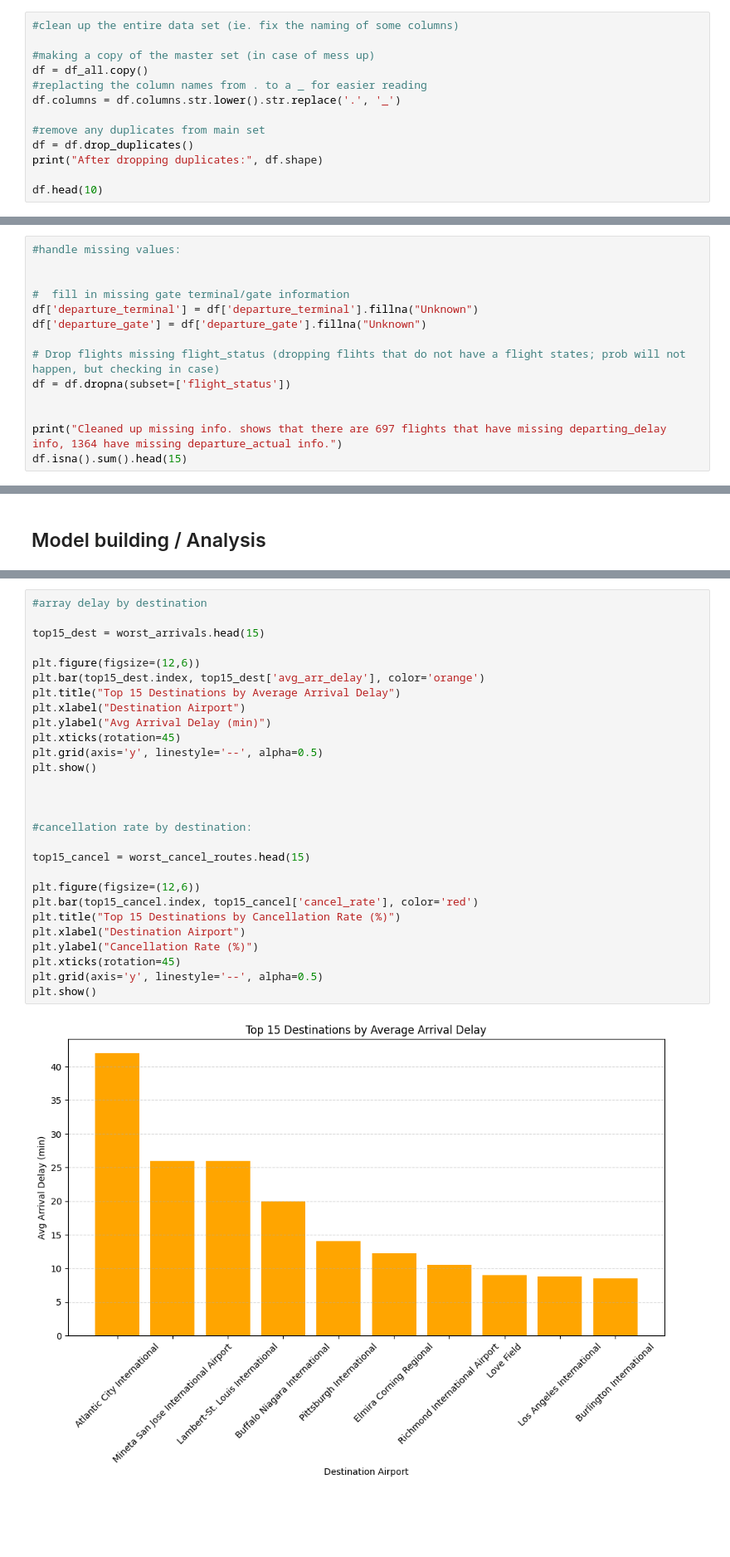
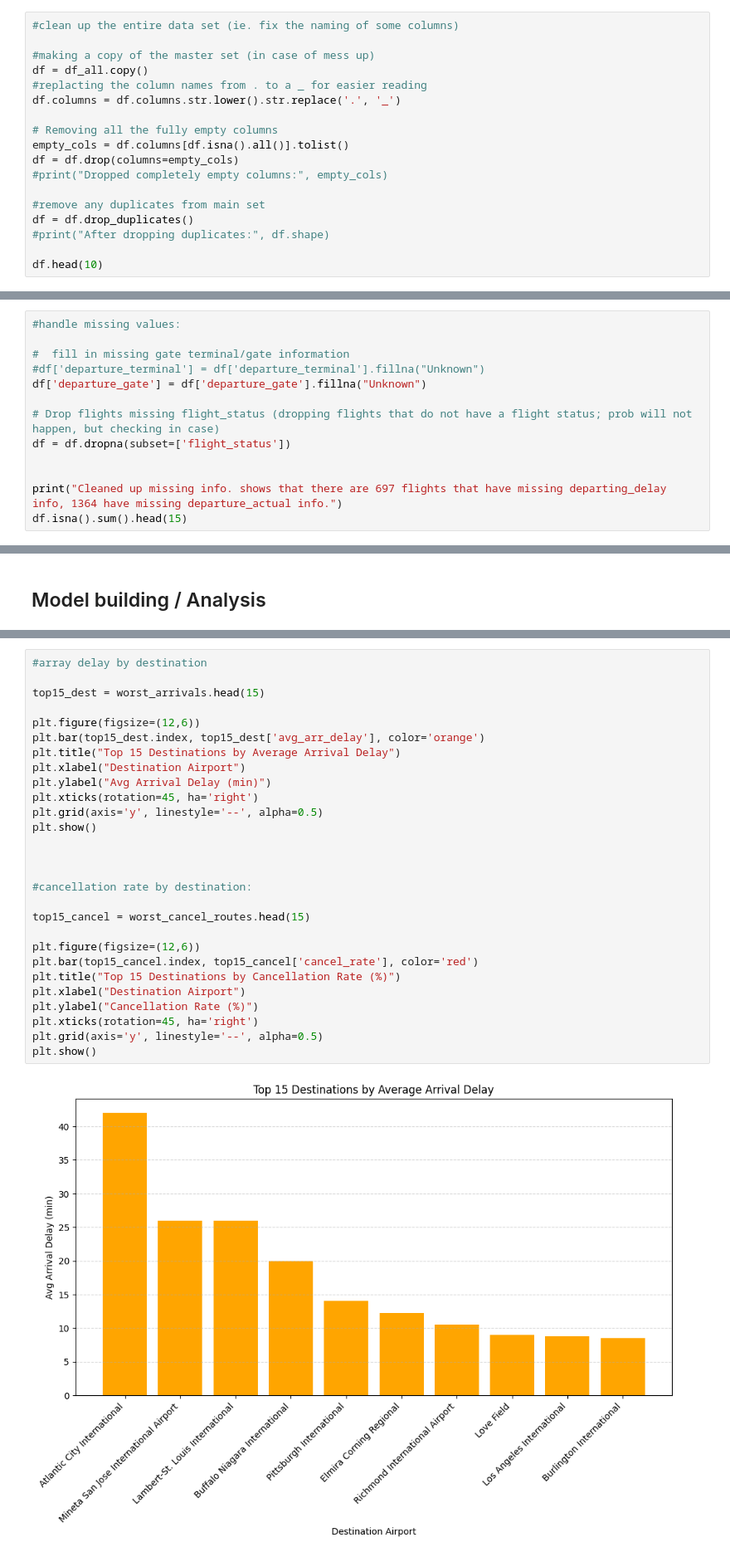
Before and after one commit to christinapratas-ctrl/Stock-Market-Analysis, a Jupyter notebook: fligh_data.ipynb, the cells around one changed output, grey strips where cells are left out. Shown at 83% size. Cells and saved outputs as stored; diff of their text form; blank space fills up the shorter version.

```diff
--- a/fligh_data.ipynb
+++ b/fligh_data.ipynb
@@ -229,9 +165,14 @@ df = df_all.copy()
 #replacting the column names from . to a _ for easier reading
 df.columns = df.columns.str.lower().str.replace('.', '_')
 
+# Removing all the fully empty columns
+empty_cols = df.columns[df.isna().all()].tolist()
+df = df.drop(columns=empty_cols)
+#print("Dropped completely empty columns:", empty_cols)
+
 #remove any duplicates from main set
 df = df.drop_duplicates()
-print("After dropping duplicates:", df.shape)
+#print("After dropping duplicates:", df.shape)
 
 df.head(10)
 # %% [output]
@@ -304,12 +291,11 @@ the negative value means the flight either arrived/departed early.
 # %%
 #handle missing values:
 
-
 #  fill in missing gate terminal/gate information
-df['departure_terminal'] = df['departure_terminal'].fillna("Unknown")
+#df['departure_terminal'] = df['departure_terminal'].fillna("Unknown")
 df['departure_gate'] = df['departure_gate'].fillna("Unknown")
 
-# Drop flights missing flight_status (dropping flihts that do not have a flight states; prob will not happen, but checking in case)
+# Drop flights missing flight_status (dropping flights that do not have a flight status; prob will not happen, but checking in case)
 df = df.dropna(subset=['flight_status'])
 
 
@@ -894,30 +870,30 @@ plt.show()
 # %%
 #array delay by destination
 
 top15_dest = worst_arrivals.head(15)
 
 plt.figure(figsize=(12,6))
 plt.bar(top15_dest.index, top15_dest['avg_arr_delay'], color='orange')
 plt.title("Top 15 Destinations by Average Arrival Delay")
 plt.xlabel("Destination Airport")
 plt.ylabel("Avg Arrival Delay (min)")
-plt.xticks(rotation=45)
+plt.xticks(rotation=45, ha='right')
 plt.grid(axis='y', linestyle='--', alpha=0.5)
 plt.show()
 
 
 
 #cancellation rate by destination:
 
 top15_cancel = worst_cancel_routes.head(15)
 
 plt.figure(figsize=(12,6))
 plt.bar(top15_cancel.index, top15_cancel['cancel_rate'], color='red')
 plt.title("Top 15 Destinations by Cancellation Rate (%)")
 plt.xlabel("Destination Airport")
 plt.ylabel("Cancellation Rate (%)")
-plt.xticks(rotation=45)
+plt.xticks(rotation=45, ha='right')
 plt.grid(axis='y', linestyle='--', alpha=0.5)
 plt.show()
 # %% [output]
-[figure, old version]
+[figure, new version]
```
Also changed, not shown: parts of 29 cells of this notebook.
